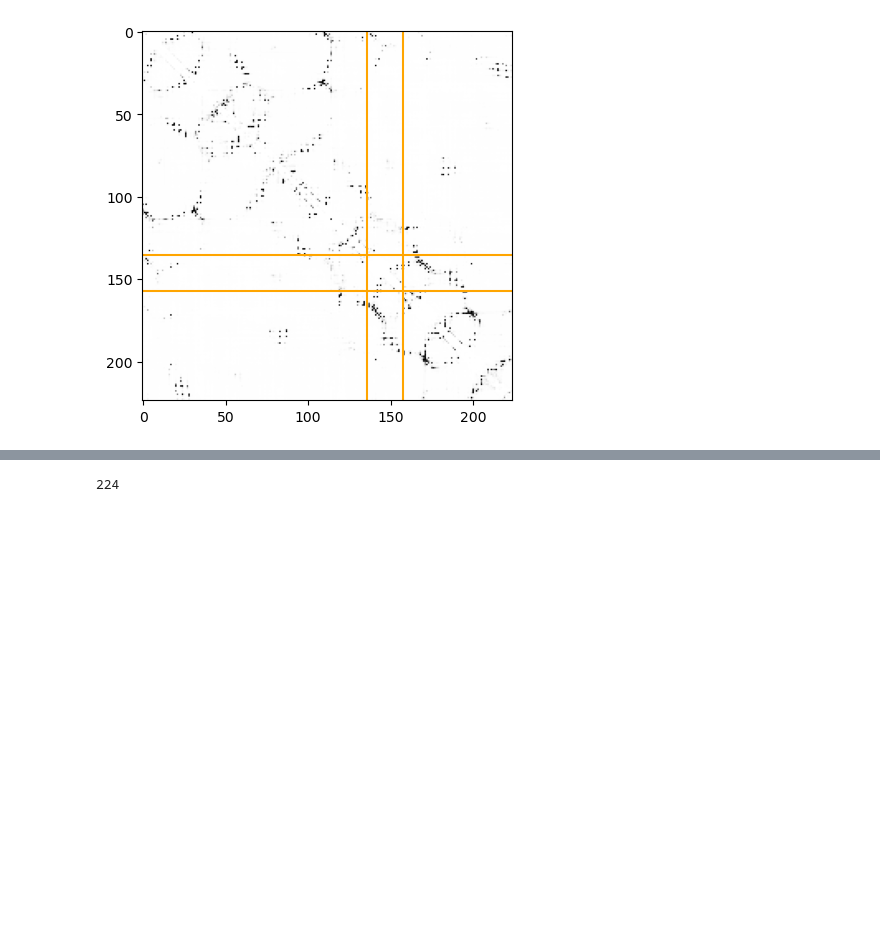
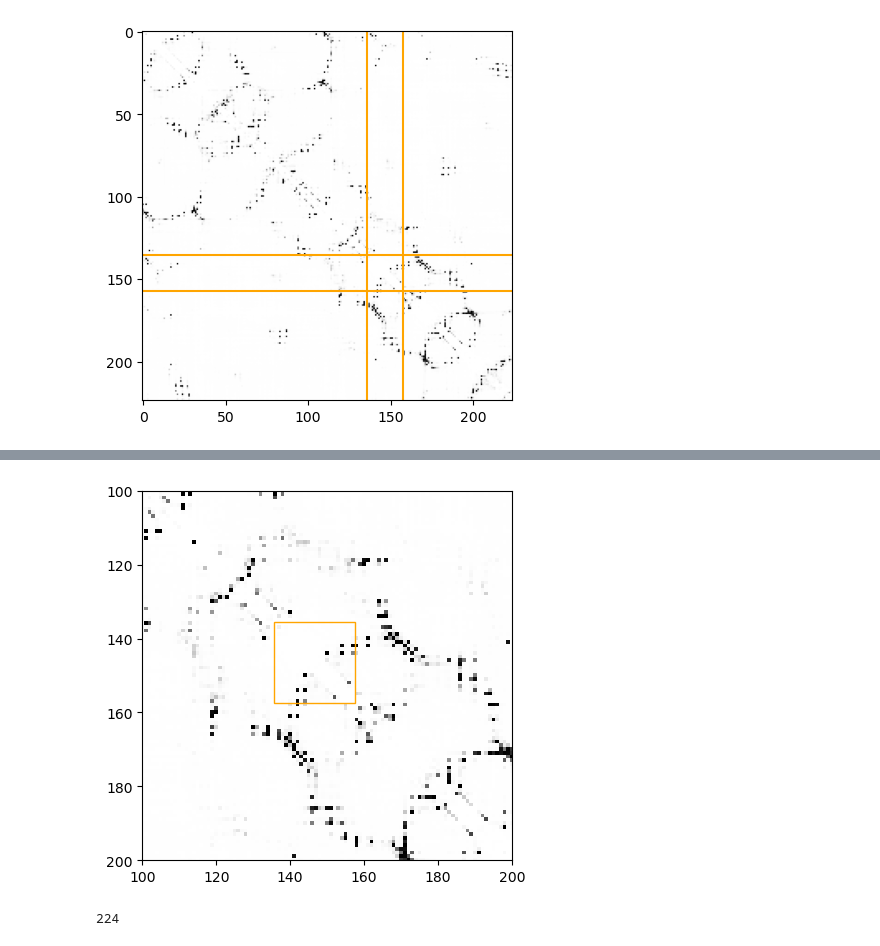
Before and after one commit to zzhangzzhang/pLMs-interpretability, a Jupyter notebook: contact_recovery/05_single_seg_contact_recovery_LMmap.ipynb, the cells around one changed output, grey strips where cells are left out. Drawn from its saved outputs; the diff is of its cells as text; code cells hidden in the pictures; blank space fills up the shorter version.

```diff
--- a/contact_recovery/05_single_seg_contact_recovery_LMmap.ipynb
+++ b/contact_recovery/05_single_seg_contact_recovery_LMmap.ipynb
@@ -41,3 +57,19 @@ plt.show()
+# %%
+fig, ax = plt.subplots()
+ax.imshow(ori_contact_full,cmap="Greys",vmin=0,vmax=1)
+plt.xlim(100, 200)
+plt.ylim(200, 100)
+
+
+rect1 = patches.Rectangle((position-0.5, position-0.5), 22, 22, linewidth=1,
+                         edgecolor='orange', facecolor="none")
+
+# Add the patch to the Axes
+ax.add_patch(rect1)
+plt.savefig('../figures_manuscript/1BYI_esm2contact_crop.svg')
+plt.show()
+# %% [output]
+[figure, added]
 # %%
 print(ori_contact_full.shape[0])
 # %% [output]
```
Also changed, not shown: parts of 6 cells of this notebook, 3 other files.
